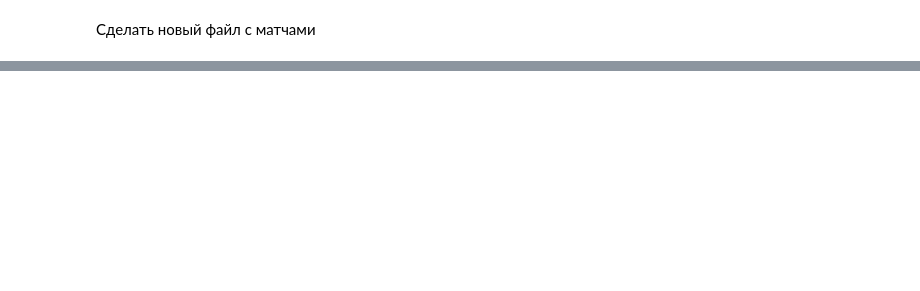
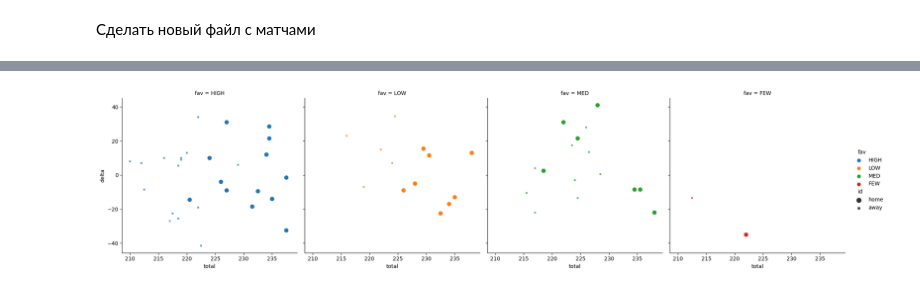
Before and after one commit to glahiator/basket_total, a Jupyter notebook: analyze.ipynb, the cells around one changed output, grey strips where cells are left out. Drawn from its saved outputs; the diff is of its cells as text; code cells hidden in the pictures; blank space fills up the shorter version.

```diff
--- a/analyze.ipynb
+++ b/analyze.ipynb
@@ -67,0 +63,5 @@ under_total.head()
+# %%
+total = all_matches.copy()
+total["delta"] = total["total_sum"] - total["total"]
+del total["date"]
+total = total.reset_index(drop=True)
@@ -67,0 +77,39 @@ under_total.head()
+# %%
+def get_team( team_name ) :
+    home = total[total["home"] == team_name][["odd_h", "total", "delta" ]]
+    home = home.rename(columns={"odd_h": "odd", "match_score" : "match"})
+
+    away =  total[total["away"] == team_name][["odd_a", "total", "delta" ]]
+    away = away.rename(columns={"odd_a": "odd", "match_score" : "match"})
+    team = pd.concat([home,away]).reset_index(drop=True)
+    return team
+
+def get_fav( val ):
+    if val >= 1.0 and val < 1.5 :
+        return "HIGH"
+    elif val >= 1.5 and val < 2.0 :
+        return "MED"
+    elif val >= 2.0 and val < 3.0 :
+        return "LOW"
+    elif val >= 3.0  :
+        return "FEW"
+
+def complete_match(home, away):
+    team = get_team(home)
+    team["fav"] = team["odd"].apply( lambda x : get_fav(x) )
+    team['id'] = "home"
+    team2 = get_team(away)
+    team2["fav"] = team2["odd"].apply( lambda x : get_fav(x) )
+    team2['id'] = "away"
+    g = sns.relplot(
+        data=pd.concat([team, team2]),
+        x="total", y="delta",
+        hue = "fav", col="fav", size="id", style="id"
+    )
+# %%
+# complete_match( "Кливленд Кавальерс", "Юта Джаз" )
+# complete_match( "Филадельфия Сиксерс", "Торонто Рэпторс" )
+# complete_match( "Атланта Хокс", "Орландо Мэджик" )
+complete_match( "Миннесота Тимбервулвз", "Даллас Маверикс" )
+# %% [output]
+[figure, added]
```
Also changed, not shown: parts of 5 cells of this notebook, 3 other files.
